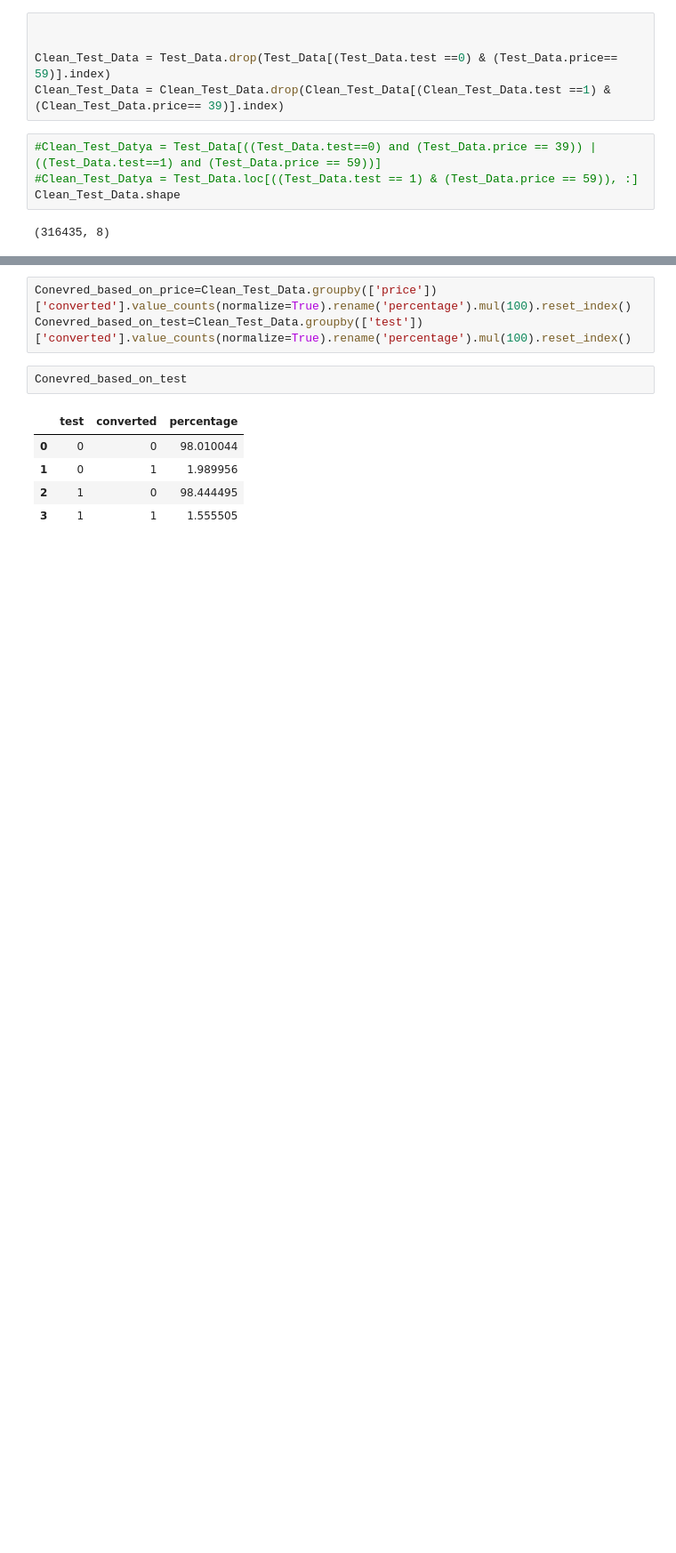
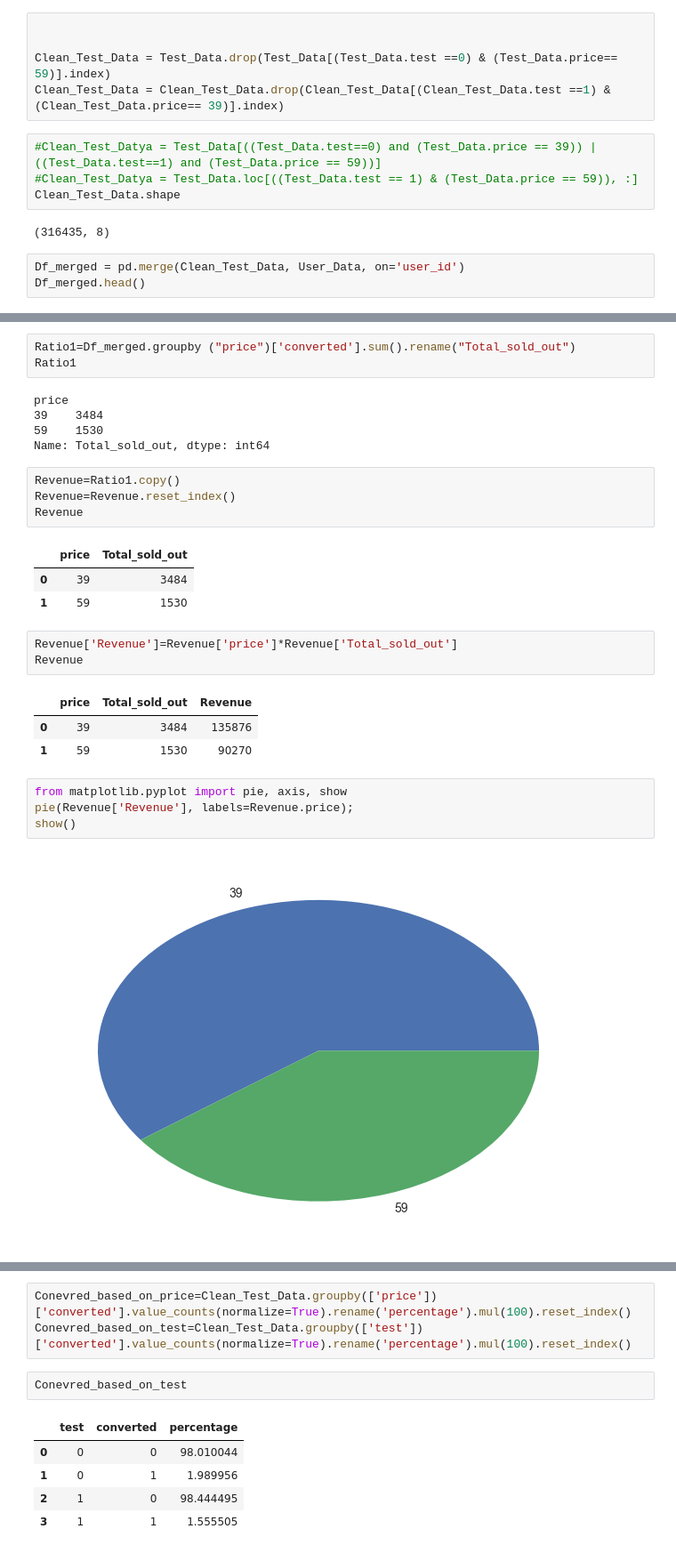
Before and after one commit to MFazel1/Data-Challenge-2, a Jupyter notebook: A:B testing on price/A:B Testing.ipynb, the cells around one changed output, grey strips where cells are left out. Shown: that part at 89% size. Cells and saved outputs as stored; diff of their text form; blank space fills up the shorter version.

```diff
--- a/A:B testing on price/A:B Testing.ipynb
+++ b/A:B testing on price/A:B Testing.ipynb
@@ -91,3 +91,6 @@ Clean_Test_Data = Clean_Test_Data.drop(Clean_Test_Data[(Clean_Test_Data.test ==1
 Clean_Test_Data.shape
 # %% [output]
 (316435, 8)
+# %%
+Df_merged = pd.merge(Clean_Test_Data, User_Data, on='user_id')
+Df_merged.head()
@@ -93,0 +124,29 @@ Clean_Test_Data.shape
+# %%
+Ratio1=Df_merged.groupby ("price")['converted'].sum().rename("Total_sold_out")
+Ratio1
+# %% [output]
+price
+39    3484
+59    1530
+Name: Total_sold_out, dtype: int64
+# %%
+Revenue=Ratio1.copy()
+Revenue=Revenue.reset_index()
+Revenue
+# %% [output]
+|  | price | Total_sold_out |
+| 0 | 39 | 3484 |
+| 1 | 59 | 1530 |
+# %%
+Revenue['Revenue']=Revenue['price']*Revenue['Total_sold_out']
+Revenue
+# %% [output]
+|  | price | Total_sold_out | Revenue |
+| 0 | 39 | 3484 | 135876 |
+| 1 | 59 | 1530 | 90270 |
+# %%
+from matplotlib.pyplot import pie, axis, show
+pie(Revenue['Revenue'], labels=Revenue.price);
+show()
+# %% [output]
+[figure, added]
```
Also changed, not shown: parts of 6 cells of this notebook.
